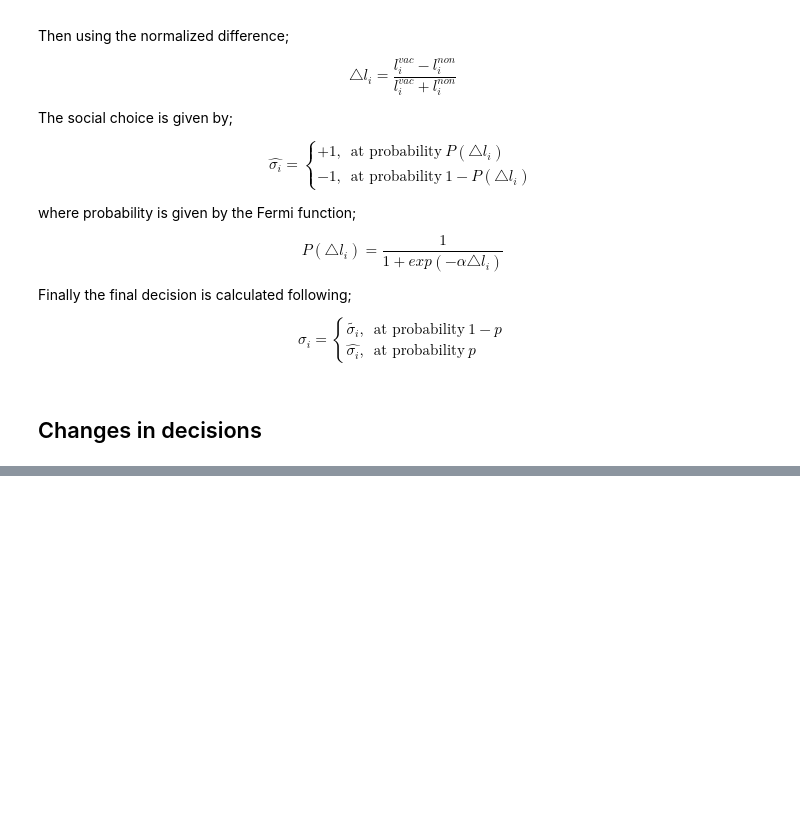
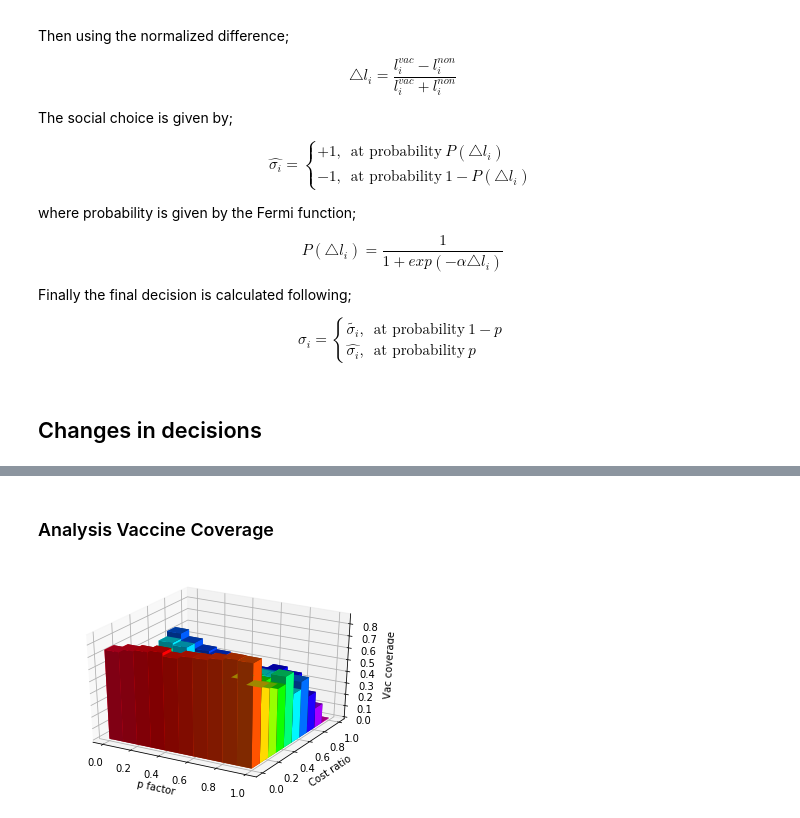
Before and after one commit to wizzfizz94/vaccination-impact-model, a Jupyter notebook: Anti Vaccine Impact Modelling.ipynb, the cells around one changed output, grey strips where cells are left out. Saved outputs shown, nothing was run; the diff lists cells and outputs as text; code cells hidden in the pictures; blank space fills up the shorter version.

```diff
--- a/Anti Vaccine Impact Modelling.ipynb
+++ b/Anti Vaccine Impact Modelling.ipynb
@@ -275,0 +262,45 @@ def drawVac(self):
+# %% [markdown]
+### Analysis Vaccine Coverage
+# %%
+%matplotlib inline
+def calcCoverage(g):
+    vac = 0
+    for n in g.nodes():
+        if g.node[n]['decision'] == 1:
+            vac += 1
+
+    return float(vac)/N
+
+
+def plotCoverage(grain):
+
+    x,y,dz = [],[],[]
+    assert isinstance(grain, float)
+
+    for i in range(int(grain)):
+        for j in range(int(grain)):
+            global SOCIAL_INFLUENCE_FACTOR
+            SOCIAL_INFLUENCE_FACTOR = j/grain
+            global COST_RATIO
+            COST_RATIO = i/grain
+            g = makeSFGraph()
+            x.append(SOCIAL_INFLUENCE_FACTOR)
+            y.append(COST_RATIO)
+            makeLocalDecisions(g)
+            addSocialInfluence(g)
+            dz.append(calcCoverage(g))
+
+    fig = plt.figure()
+    ax = fig.add_subplot(111, projection="3d")
+    ax.set_xlabel("p factor")
+    ax.set_ylabel("Cost ratio")
+    ax.set_zlabel("Vac coverage")
+    z = [0] * int(grain**2)
+    cm = plt.get_cmap('gist_rainbow')
+    cc = [cm(k/(grain**2)) for k in range(int(grain**2))]
+    ax.bar3d(x, y, z, 1/grain, 1/grain, dz, color=cc)
+    plt.show()
+
+plotCoverage(10.0)
+# %% [output]
+[figure, added]
```
Also changed, not shown: parts of 19 cells of this notebook, 3 other files.
